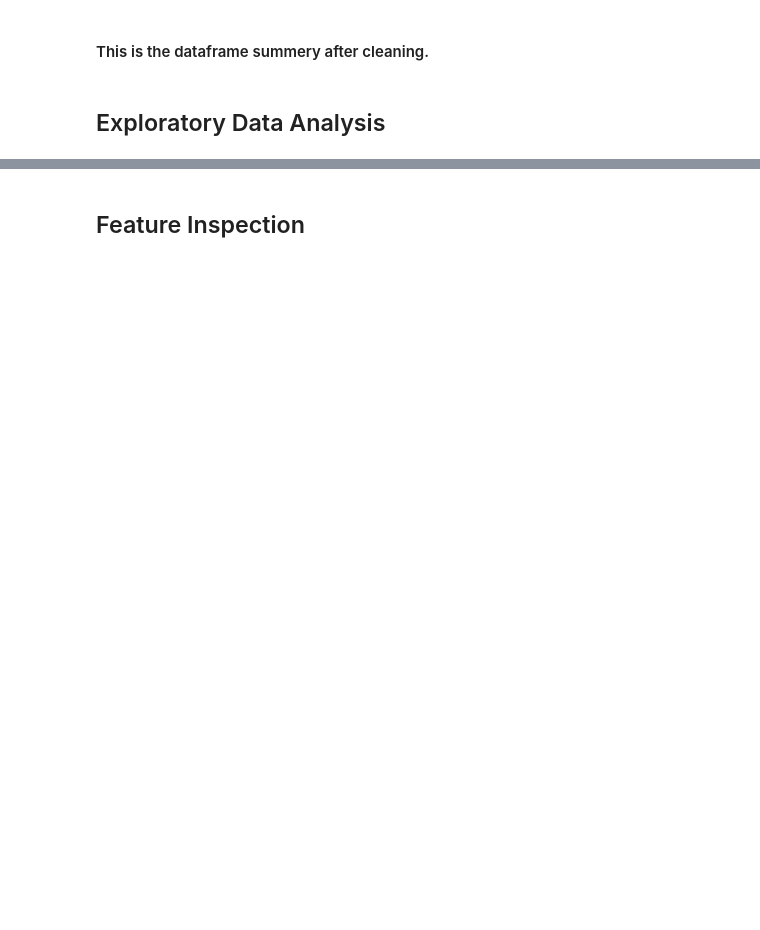
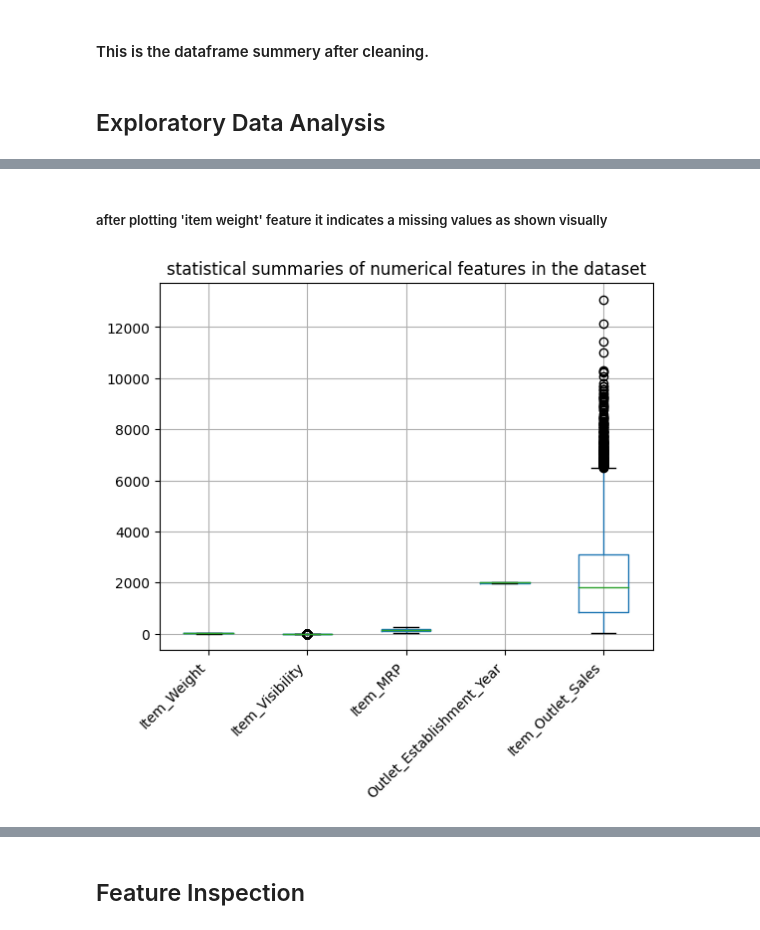
Before and after one commit to achelousace/Prediction-of-Product, a Jupyter notebook: Prediction_of_Product_Sales_.ipynb, the cells around one changed output, grey strips where cells are left out. Cells and saved outputs as stored; diff of their text form; code cells hidden in the pictures; blank space fills up the shorter version.

```diff
--- a/Prediction_of_Product_Sales_.ipynb
+++ b/Prediction_of_Product_Sales_.ipynb
@@ -219,0 +247,8 @@ df.head()
+# %% [markdown]
+##### after plotting 'item weight' feature it indicates a missing values as shown visually
+# %%
+ax = df.boxplot()
+ax.set_xticklabels(ax.get_xticklabels(), rotation=45, ha='right');
+ax.set_title('statistical summaries of numerical features in the dataset');
+# %% [output]
+[figure, added]
```
Also changed, not shown: parts of 30 cells of this notebook.
